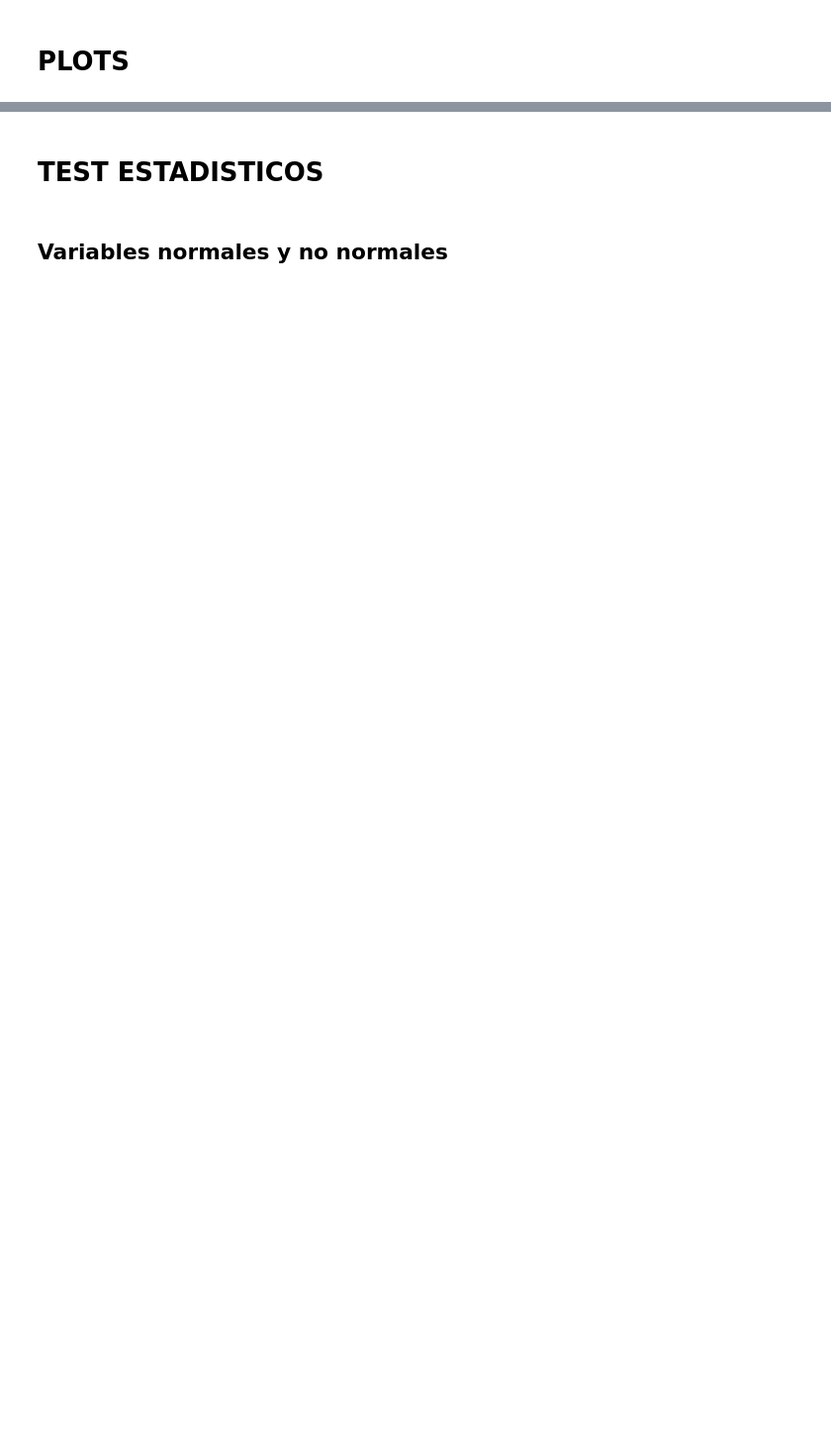
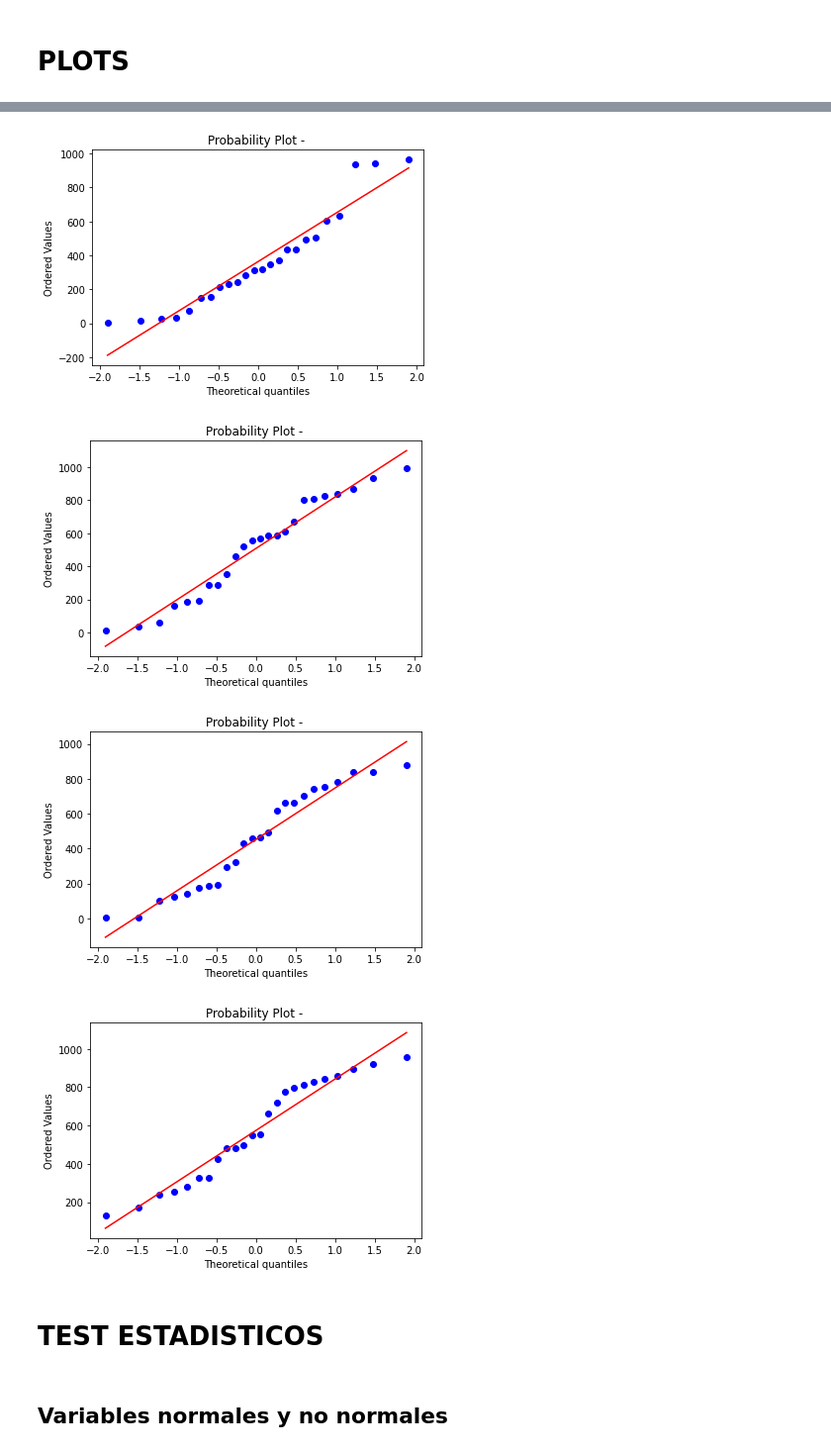
Before and after one commit to 4bm4/cheatsheetDC, a Jupyter notebook: clases.ipynb, the cells around one changed output, grey strips where cells are left out. Shown at 99% size. Drawn from its saved outputs; the diff is of its cells as text; code cells hidden in the pictures; blank space fills up the shorter version.

```diff
--- a/clases.ipynb
+++ b/clases.ipynb
@@ -555,3 +597,10 @@ Datos_B
+# %%
+ejemplo.plot_normailidad()
+# %% [output]
+[figure, added]
+[figure, added]
+[figure, added]
+[figure, added]
 # %% [markdown]
 # TEST ESTADISTICOS
 # %% [markdown]
```
Also changed, not shown: parts of 10 cells of this notebook.
